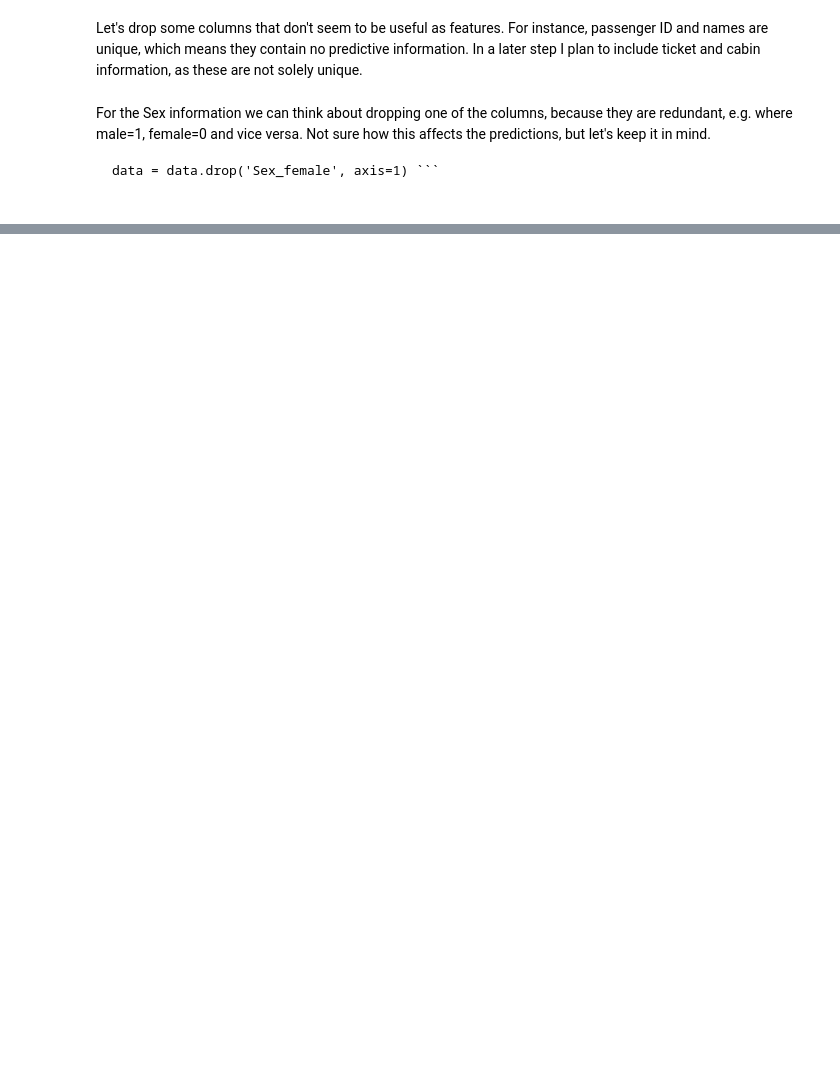
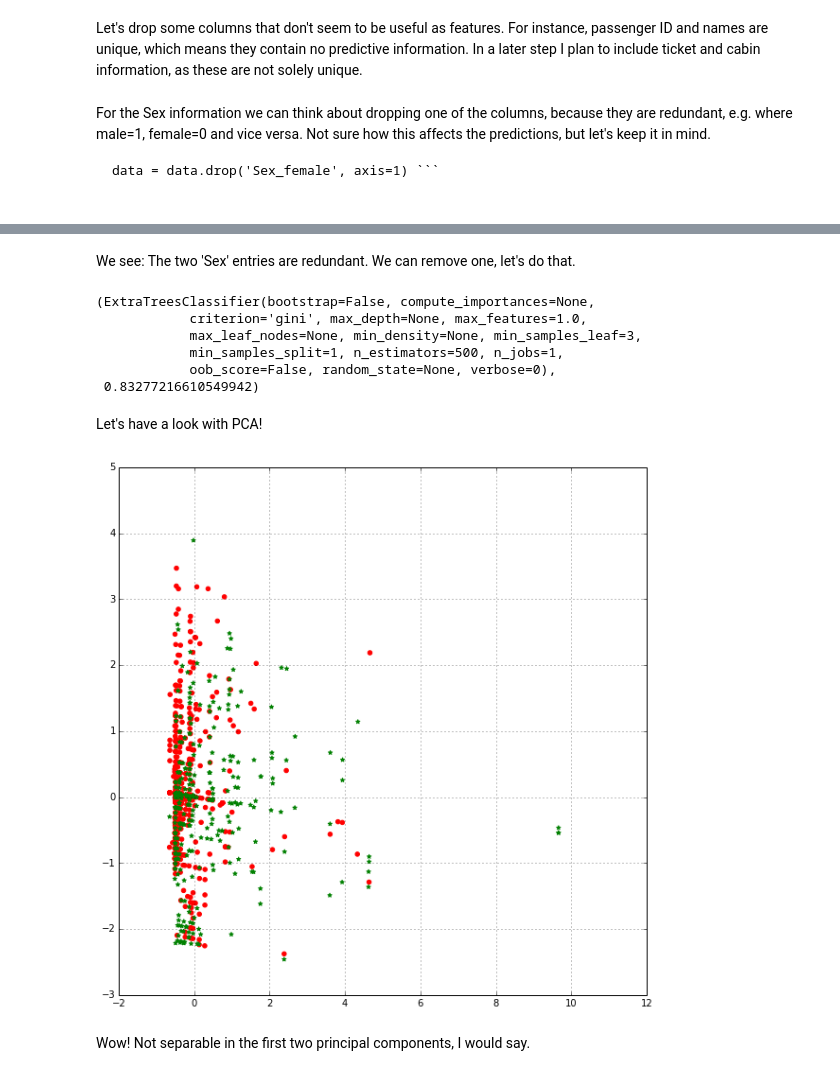
Before and after one commit to neocortex/notebooks, a Jupyter notebook: kaggle-titanic/Kaggle - Titanic.ipynb, the cells around one changed output, grey strips where cells are left out. Cells and saved outputs as stored; diff of their text form; code cells hidden in the pictures; blank space fills up the shorter version.

```diff
--- a/kaggle-titanic/Kaggle - Titanic.ipynb
+++ b/kaggle-titanic/Kaggle - Titanic.ipynb
@@ -89,0 +144,24 @@ return gs
+# %% [markdown]
+We see: The two 'Sex' entries are redundant. We can remove one, let's do that.
+# %%
+data = data.rename(columns={'Sex_male': 'Sex'})
+data = data.drop('Sex_female', axis=1)
+X = data.as_matrix()
+# %%
+clf = ExtraTreesClassifier(n_estimators=500, max_depth=None, max_features=1.)
+params = {'min_samples_leaf':[2, 3, 4],
+          'min_samples_split': [1, 2, 3],
+          'bootstrap': [True, False],
+          'criterion': ['gini', 'entropy']
+}
+gs = GridSearchCV(clf, params, cv=5, n_jobs=-1)
+gs.fit(X, y);
+# %%
+gs.best_estimator_, gs.best_score_
+# %% [output]
+(ExtraTreesClassifier(bootstrap=False, compute_importances=None,
+            criterion='gini', max_depth=None, max_features=1.0,
+            max_leaf_nodes=None, min_density=None, min_samples_leaf=3,
+            min_samples_split=1, n_estimators=500, n_jobs=1,
+            oob_score=False, random_state=None, verbose=0),
+ 0.83277216610549942)
@@ -89,0 +173,16 @@ return gs
+# %% [markdown]
+Let's have a look with PCA!
+# %%
+from sklearn.decomposition import PCA
+pca = PCA(n_components=2, whiten=True)
+X_pca = pca.fit_transform(X)
+pl.figure(figsize=(10, 10))
+c1 = X_pca[y==0, :]
+c2 = X_pca[y==1, :]
+pl.scatter(c1[:, 0], c1[:, 1], color='r')
+pl.scatter(c2[:, 0], c2[:, 1], color='g', marker='*')
+pl.grid('on', 'both')
+# %% [output]
+[figure, added]
+# %% [markdown]
+Wow! Not separable in the first two principal components, I would say.
```
Also changed, not shown: parts of 25 cells of this notebook.
